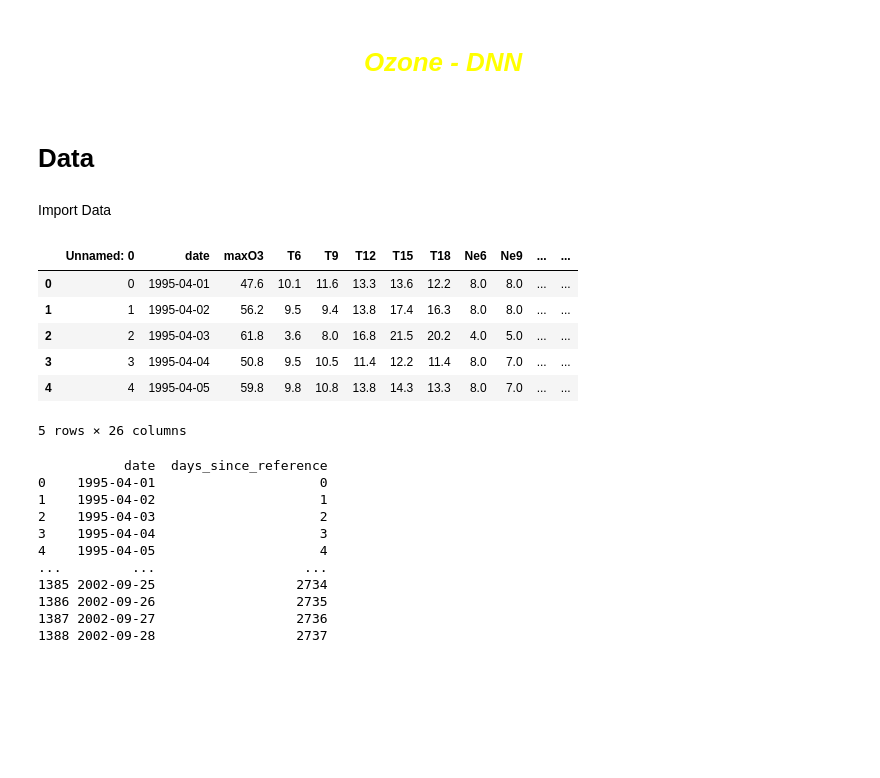
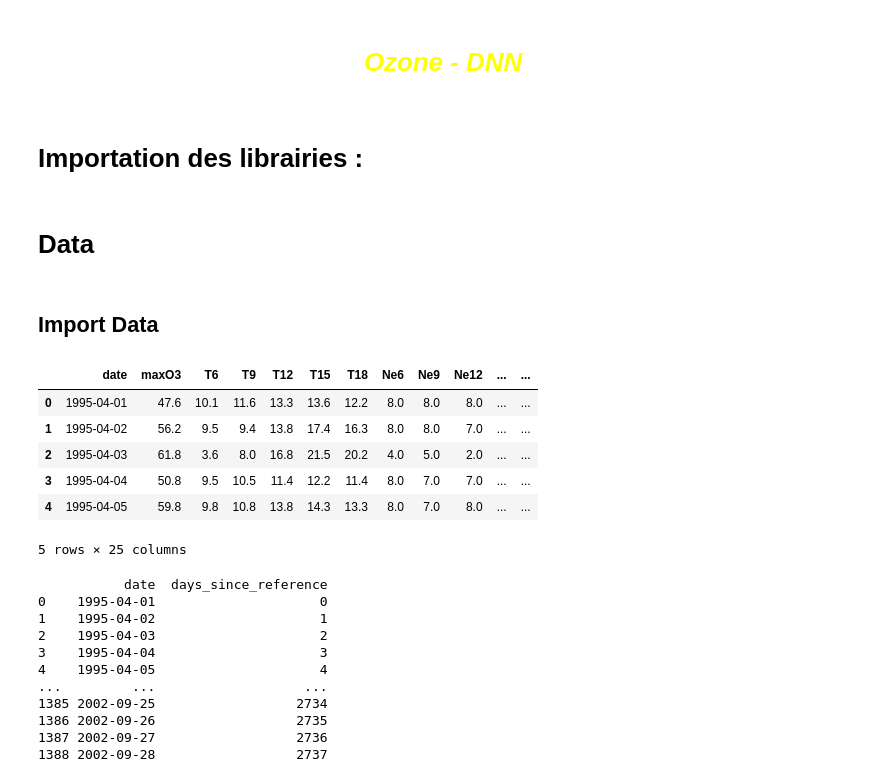
Before and after one commit to ilyasselfourati/Deep_Learning_ZE, a Jupyter notebook: OZONE/Ozone_DNN.ipynb, the cells around one changed output. Cells and saved outputs as stored; diff of their text form; code cells hidden in the pictures; blank space fills up the shorter version.

```diff
--- a/OZONE/Ozone_DNN.ipynb
+++ b/OZONE/Ozone_DNN.ipynb
@@ -1,5 +1,7 @@
 # %% [markdown]
 <center><h1><font color=yellow><i> Ozone - DNN </i></font></h1></center>
+# %% [markdown]
+# Importation des librairies :
 # %%
 import numpy as np
 import pandas as pd
@@ -9,16 +11,18 @@ from sklearn.ensemble import RandomForestRegressor
 from sklearn.metrics import mean_squared_error
 # %% [markdown]
 # Data
-# %% [markdown]
-Import Data
+# %% [markdown]
+## Import Data
 # %%
-data=pd.read_csv('ozone_complet_preprocessed.csv', sep=',')
-data.head()
+data=pd.read_csv('ozone_complet_preprocessed.csv')
+df_ozone=data
+df_ozone.drop('Unnamed: 0', axis=1, inplace=True)
+df_ozone.head()
 # %% [output]
-|  | Unnamed: 0 | date | maxO3 | T6 | T9 | T12 | T15 | T18 | Ne6 | Ne9 | ... | ... |
-| 0 | 0 | 1995-04-01 | 47.6 | 10.1 | 11.6 | 13.3 | 13.6 | 12.2 | 8.0 | 8.0 | ... | ... |
-| 1 | 1 | 1995-04-02 | 56.2 | 9.5 | 9.4 | 13.8 | 17.4 | 16.3 | 8.0 | 8.0 | ... | ... |
-| 2 | 2 | 1995-04-03 | 61.8 | 3.6 | 8.0 | 16.8 | 21.5 | 20.2 | 4.0 | 5.0 | ... | ... |
-| 3 | 3 | 1995-04-04 | 50.8 | 9.5 | 10.5 | 11.4 | 12.2 | 11.4 | 8.0 | 7.0 | ... | ... |
-| 4 | 4 | 1995-04-05 | 59.8 | 9.8 | 10.8 | 13.8 | 14.3 | 13.3 | 8.0 | 7.0 | ... | ... |
+|  | date | maxO3 | T6 | T9 | T12 | T15 | T18 | Ne6 | Ne9 | Ne12 | ... | ... |
+| 0 | 1995-04-01 | 47.6 | 10.1 | 11.6 | 13.3 | 13.6 | 12.2 | 8.0 | 8.0 | 8.0 | ... | ... |
+| 1 | 1995-04-02 | 56.2 | 9.5 | 9.4 | 13.8 | 17.4 | 16.3 | 8.0 | 8.0 | 7.0 | ... | ... |
+| 2 | 1995-04-03 | 61.8 | 3.6 | 8.0 | 16.8 | 21.5 | 20.2 | 4.0 | 5.0 | 2.0 | ... | ... |
+| 3 | 1995-04-04 | 50.8 | 9.5 | 10.5 | 11.4 | 12.2 | 11.4 | 8.0 | 7.0 | 7.0 | ... | ... |
+| 4 | 1995-04-05 | 59.8 | 9.8 | 10.8 | 13.8 | 14.3 | 13.3 | 8.0 | 7.0 | 8.0 | ... | ... |
-5 rows × 26 columns
+5 rows × 25 columns
```
Also changed, not shown: parts of 10 cells of this notebook, 5 other files.
